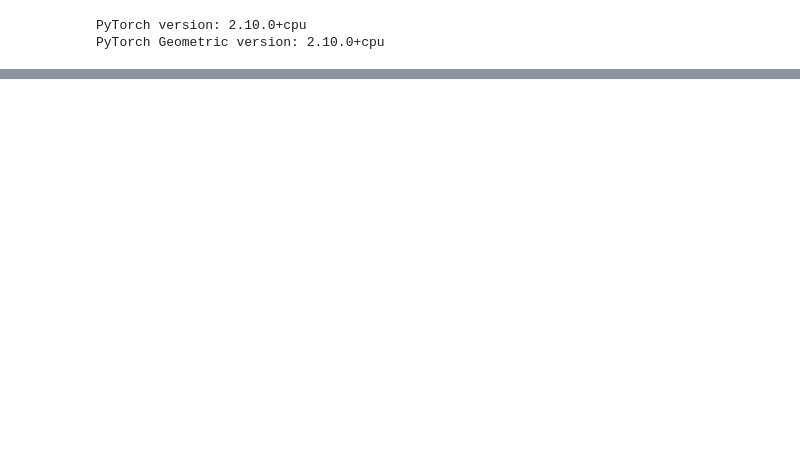
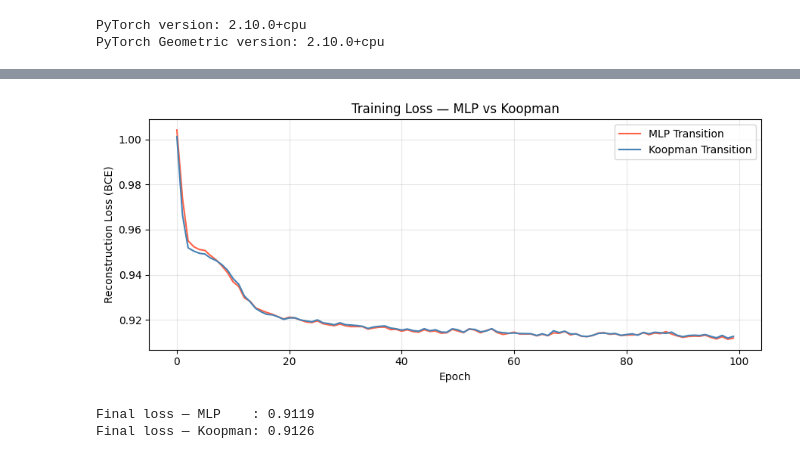
Before and after one commit to Abhilash437/Koopman-Graph-Evolver, a Jupyter notebook: graph-evolution-1.ipynb, the cells around one changed output, grey strips where cells are left out. Drawn from its saved outputs; the diff is of its cells as text; code cells hidden in the pictures; blank space fills up the shorter version.

```diff
--- a/graph-evolution-1.ipynb
+++ b/graph-evolution-1.ipynb
@@ -218,0 +363,16 @@ Example — pair at t=0:
+# %%
+class KoopmanTransition(nn.Module):
+    def __init__(self, latent_dim):
+        super().__init__()
+        self.K = nn.Parameter(
+            torch.randn(latent_dim, latent_dim) * 0.1
+        )
+
+    def forward(self, z):
+        return z @ self.K.T
+
+    def spectral_penalty(self):
+        eigenvalues = torch.linalg.eigvals(self.K)
+        magnitudes = torch.abs(eigenvalues)
+        penalty = torch.relu(magnitudes - 1.0).mean()
+        return penalty
@@ -218,0 +551,14 @@ Example — pair at t=0:
+# %%
+# ----- Train MLP model -----
+print("=" * 45)
+print("Training MLP Transition Model")
+print("=" * 45)
+mlp_trans = MLPTransition(LATENT_DIM, HIDDEN_CHANNELS)
+enc_mlp, dec_mlp, mlp_trans, losses_mlp = train_model(mlp_trans)
+
+# ----- Train Koopman model -----
+print("\n" + "=" * 45)
+print("Training Koopman Transition Model")
+print("=" * 45)
+koop_trans = KoopmanTransition(LATENT_DIM)
+enc_koop, dec_koop, koop_trans, losses_koop = train_model(koop_trans)
@@ -218,0 +583,18 @@ Example — pair at t=0:
+# %%
+plt.figure(figsize=(9, 4))
+plt.plot(losses_mlp,   label='MLP Transition',     color='tomato')
+plt.plot(losses_koop,  label='Koopman Transition',  color='steelblue')
+plt.xlabel("Epoch")
+plt.ylabel("Reconstruction Loss (BCE)")
+plt.title("Training Loss — MLP vs Koopman")
+plt.legend()
+plt.grid(alpha=0.3)
+plt.tight_layout()
+plt.show()
+
+print(f"Final loss — MLP    : {losses_mlp[-1]:.4f}")
+print(f"Final loss — Koopman: {losses_koop[-1]:.4f}")
+# %% [output]
+[figure, added]
+Final loss — MLP    : 0.9119
+Final loss — Koopman: 0.9126
```
Also changed, not shown: parts of 22 cells of this notebook.
